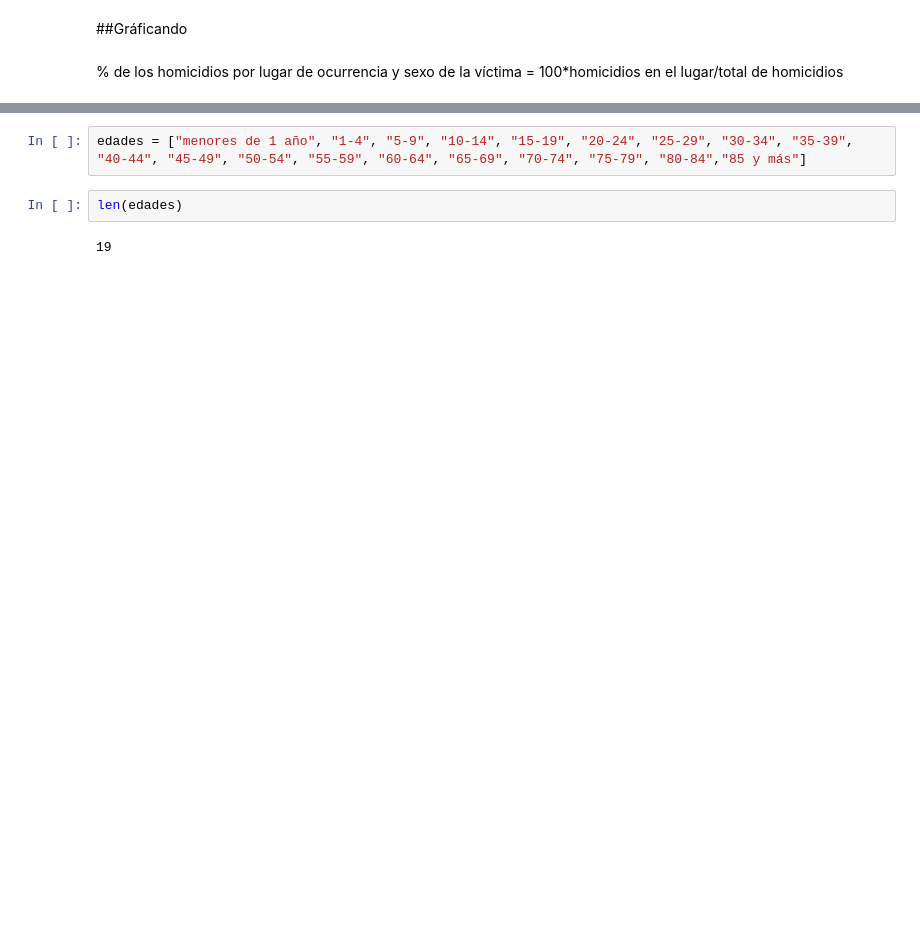
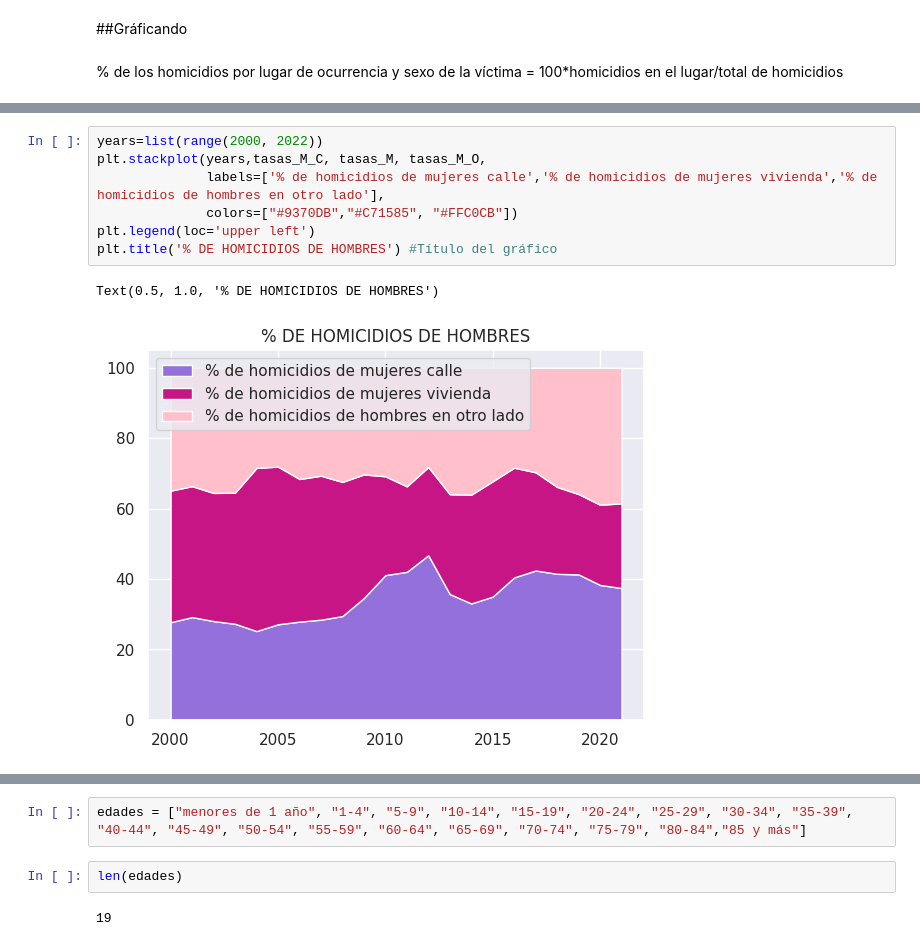
Before and after one commit to FreMeli/ASE_1, a Jupyter notebook: Lugar_Edo_Sex.ipynb, the cells around one changed output, grey strips where cells are left out. Saved outputs shown, nothing was run; the diff lists cells and outputs as text; blank space fills up the shorter version.

```diff
--- a/Lugar_Edo_Sex.ipynb
+++ b/Lugar_Edo_Sex.ipynb
@@ -140,0 +236,10 @@ for i in range(len(df_lugar)):
+# %%
+years=list(range(2000, 2022))
+plt.stackplot(years,tasas_M_C, tasas_M, tasas_M_O,
+              labels=['% de homicidios de mujeres calle','% de homicidios de mujeres vivienda','% de homicidios de hombres en otro lado'],
+              colors=["#9370DB","#C71585", "#FFC0CB"])
+plt.legend(loc='upper left')
+plt.title('% DE HOMICIDIOS DE HOMBRES') #Título del gráfico
+# %% [output]
+Text(0.5, 1.0, '% DE HOMICIDIOS DE HOMBRES')
+[figure, added]
```
Also changed, not shown: parts of 17 cells of this notebook.
